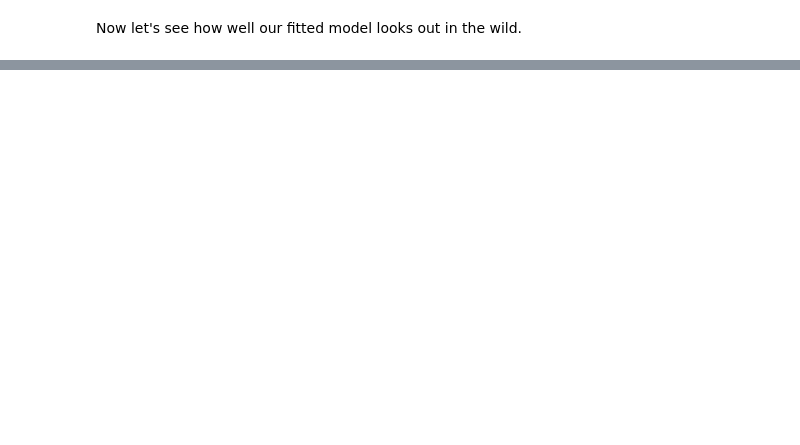
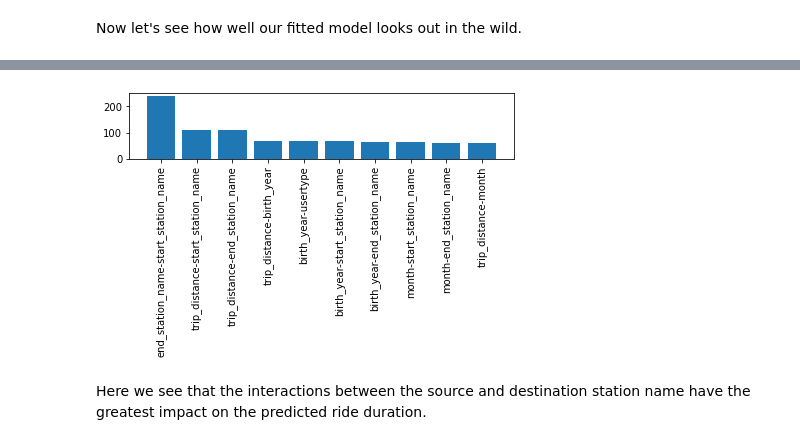
Before and after one commit to rapidsai-community/NGC_OCN, a Jupyter notebook: 03-End_to_End_RAPIDS.ipynb, the cells around one changed output, grey strips where cells are left out. Saved outputs shown, nothing was run; the diff lists cells and outputs as text; code cells hidden in the pictures; blank space fills up the shorter version.

```diff
--- a/03-End_to_End_RAPIDS.ipynb
+++ b/03-End_to_End_RAPIDS.ipynb
@@ -262,0 +301,3 @@ So we're usually off by about 14 minutes. Looks like there's some room to improv
+# %%
+%%time
+shap_interactions = trained_model.predict(shap_sample, pred_interactions=True)
@@ -262,0 +307,24 @@ So we're usually off by about 14 minutes. Looks like there's some room to improv
+# %%
+def plot_top_k_interactions(feature_names, shap_interactions, k):
+ # Get the mean absolute contribution for each feature interaction
+ aggregate_interactions = np.mean(np.abs(shap_interactions[:, :-1, :-1]), axis=0)
+ interactions = []
+ for i in range(aggregate_interactions.shape[0]):
+     for j in range(aggregate_interactions.shape[1]):
+         if j < i:
+             interactions.append(
+             (feature_names[i] + "-" + feature_names[j], aggregate_interactions[i][j] * 2))
+ # sort by magnitude
+ interactions.sort(key=lambda x: x[1], reverse=True)
+ interaction_features, interaction_values = map(tuple, zip(*interactions))
+ plt.bar(interaction_features[:k], interaction_values[:k])
+ plt.xticks(rotation=90)
+ plt.tight_layout()
+ plt.show()
+
+
+plot_top_k_interactions(X_test.columns, shap_interactions, 10)
+# %% [output]
+[figure, added]
+# %% [markdown]
+Here we see that the interactions between the source and destination station name have the greatest impact on the predicted ride duration.
```
Also changed, not shown: parts of 37 cells of this notebook.
